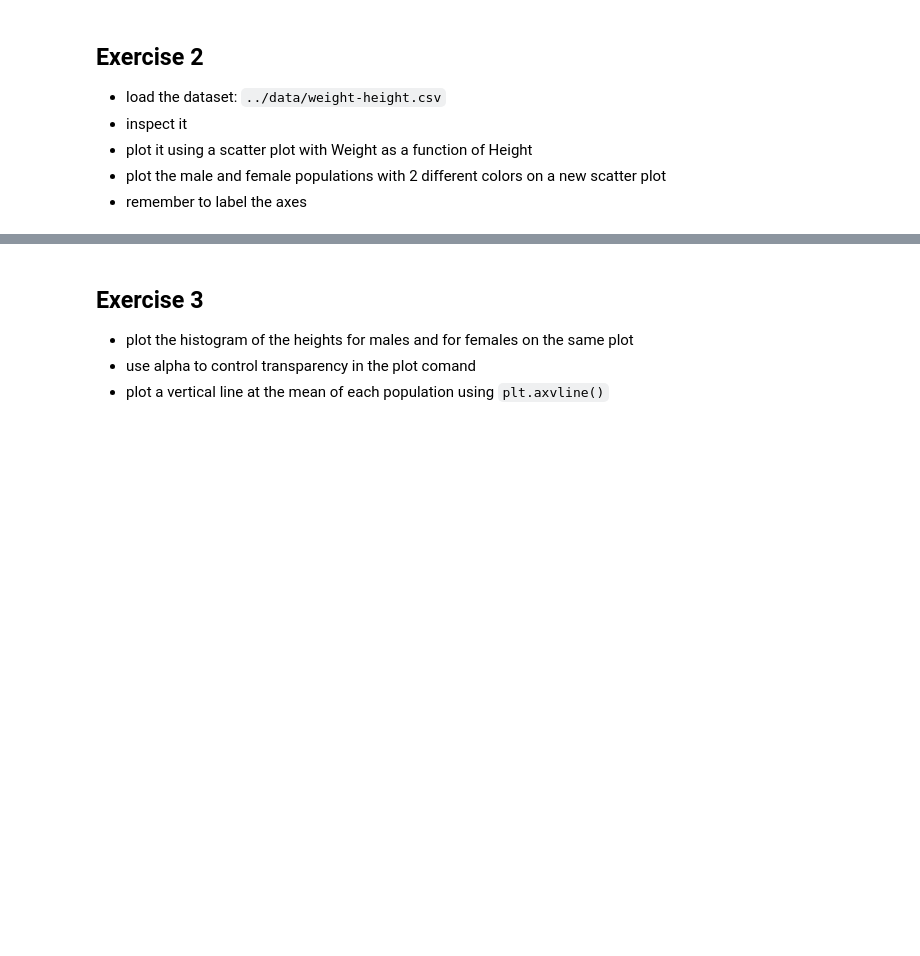
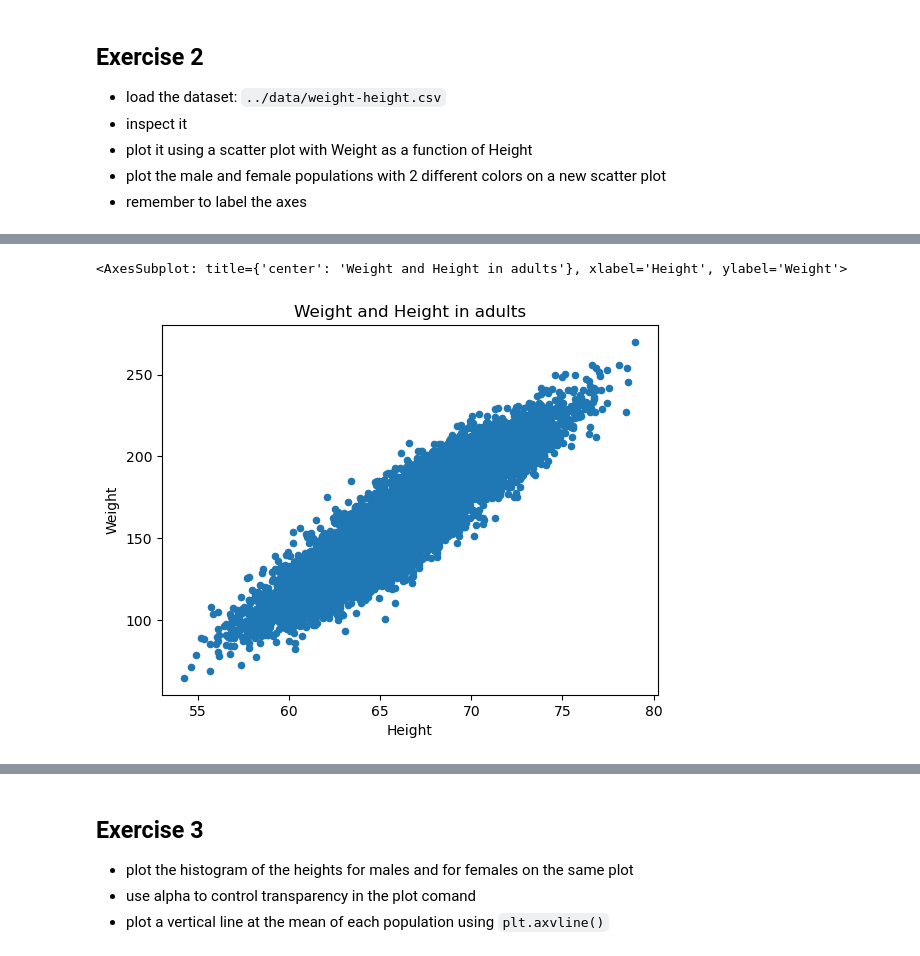
Before and after one commit to Dataweekends/zero_to_deep_learning_video, a Jupyter notebook: course/2 Data.ipynb, the cells around one changed output, grey strips where cells are left out. Drawn from its saved outputs; the diff is of its cells as text; code cells hidden in the pictures; blank space fills up the shorter version.

```diff
--- a/course/2 Data.ipynb
+++ b/course/2 Data.ipynb
@@ -261,3 +572,5 @@ plt.xlabel('Time (s)')
 - plot it using a scatter plot with Weight as a function of Height
 - plot the male and female populations with 2 different colors on a new scatter plot
 - remember to label the axes
+# %%
+df = pd.read_csv('../data/weight-height.csv')
@@ -263,0 +599,5 @@ plt.xlabel('Time (s)')
+# %%
+df.plot(kind='scatter', x='Height', y='Weight', title='Weight and Height in adults')
+# %% [output]
+<AxesSubplot: title={'center': 'Weight and Height in adults'}, xlabel='Height', ylabel='Weight'>
+[figure, added]
```
Also changed, not shown: parts of 78 cells of this notebook, 14 other files.
